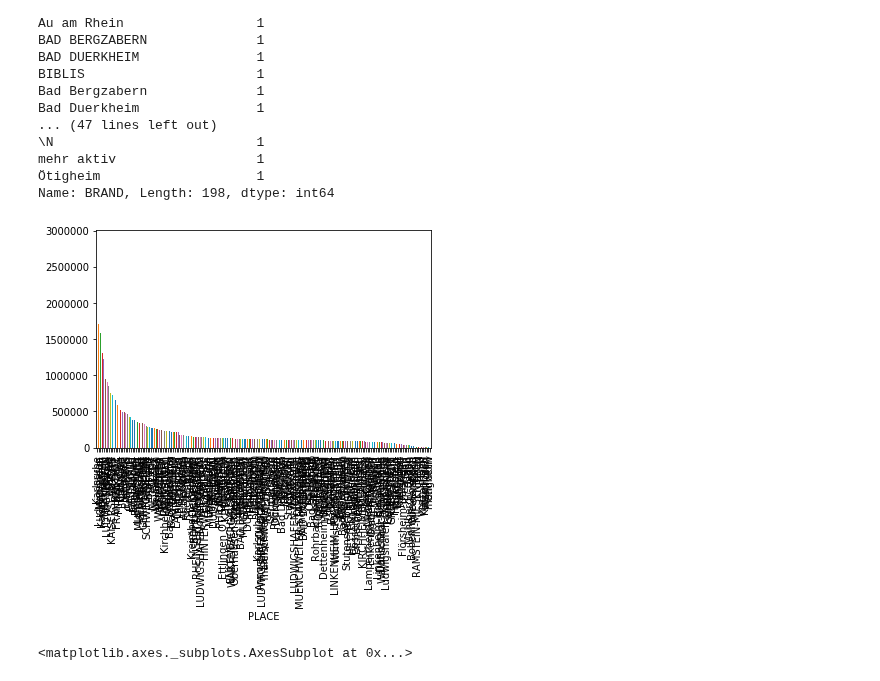
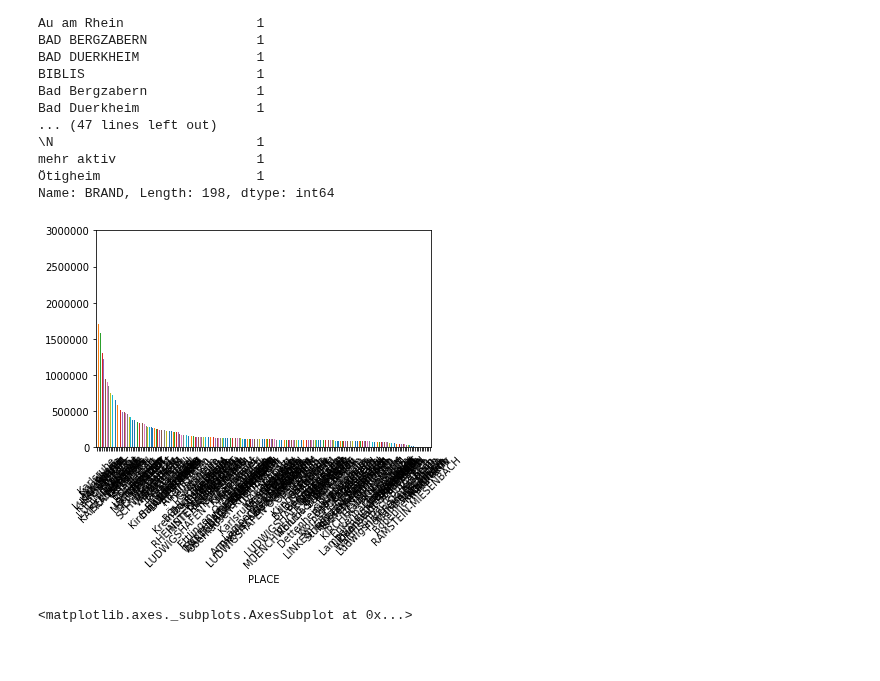
Before and after one commit to sumittomer/Data-Science-Lecture, a Jupyter notebook: Python Code.ipynb, the cells around one changed output. Saved outputs shown, nothing was run; the diff lists cells and outputs as text; code cells hidden in the pictures; blank space fills up the shorter version.

```diff
--- a/Python Code.ipynb
+++ b/Python Code.ipynb
@@ -25,3 +25,7 @@ HOUSE_NUMBER    150
 POST_CODE         4
 PLACE             4
 dtype: int64
+# %%
+prices['DATE'] = prices['DATE_CHANGED']
+prices['DATE'] = pd.to_datetime(prices['DATE'])
+prices['DATE'] = prices['DATE'].dt.date
@@ -113,7 +158,7 @@ station['BRAND'].nunique()
 # %% [output]
 55
 # %%
-combined_Data = pd.merge(prices, station, left_on = 'STID', right_on = 'ID')
+combined_Data = pd.merge(prices, station, left_on = 'ID', right_on = 'ID')
 # %%
 combined_Data
 # %% [output]
@@ -178,9 +223,9 @@ mehr aktiv                  1
 Ötigheim                    1
 Name: BRAND, Length: 198, dtype: int64
 # %%
-ax = combine_place.plot.bar(x='PLACE', y='CHANGED', rot=90)
+ax = combine_place.plot.bar(x='PLACE', y='CHANGED', rot=45)
 # %% [output]
-[figure, old version]
+[figure, new version]
 # %%
 get_ipython().magic('matplotlib inline')
 station.groupby('PLACE')['BRAND'].nunique().plot(kind='bar')
```
Also changed, not shown: parts of 15 cells of this notebook.
